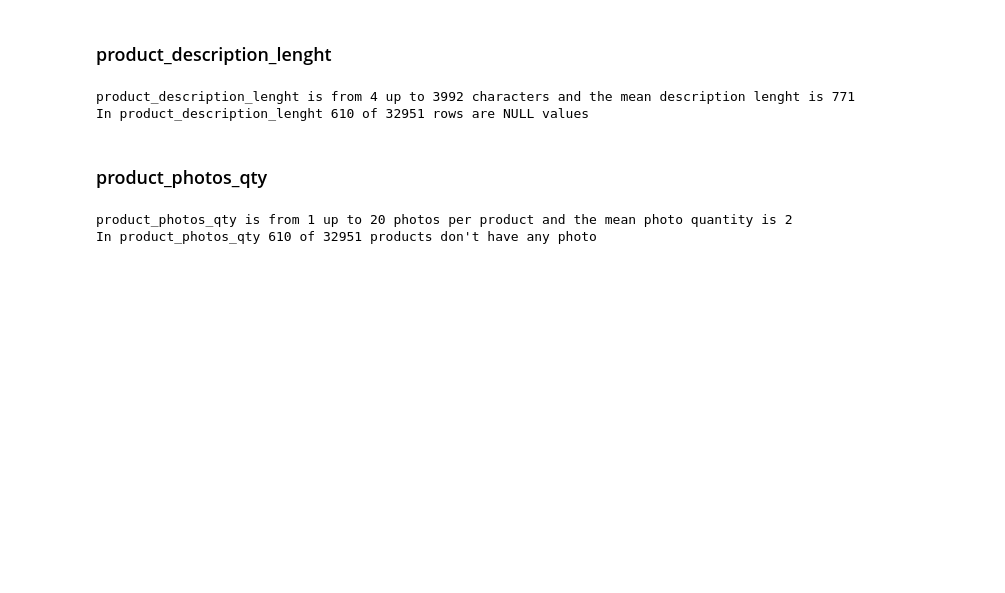
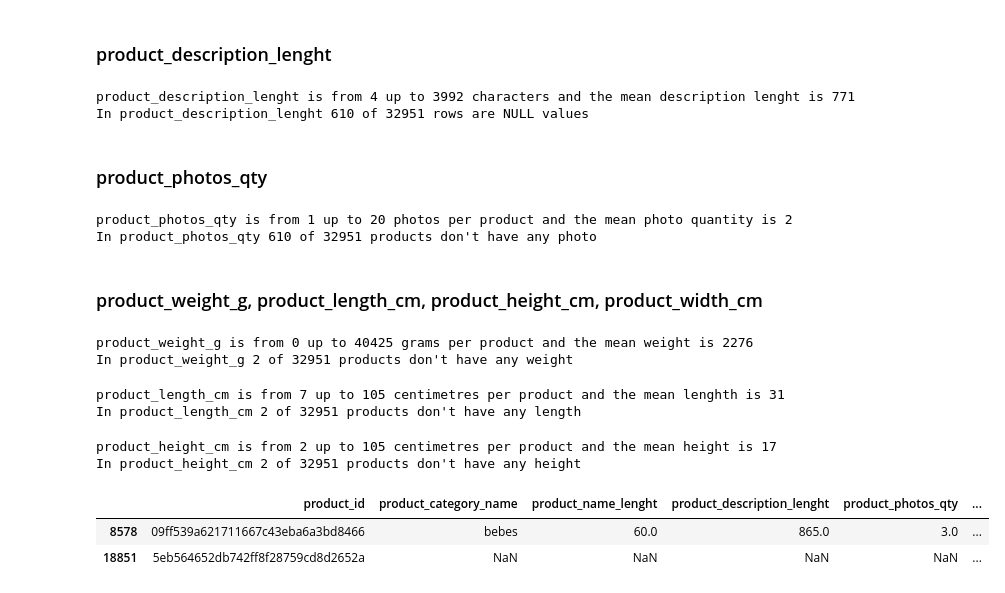
Before and after one commit to dtyrna/olist-marketplace-analysis, a Jupyter notebook: scripts/silver/silver_clean_order_payments_products_sellers.ipynb, the cells around one changed output. Cells and saved outputs as stored; diff of their text form; code cells hidden in the pictures; blank space fills up the shorter version.

Commit message:
check and cleaning products table

```diff
--- a/scripts/silver/silver_clean_order_payments_products_sellers.ipynb
+++ b/scripts/silver/silver_clean_order_payments_products_sellers.ipynb
@@ -283,3 +283,37 @@ print(f"In product_photos_qty {df_products.product_photos_qty.isnull().sum()} of
 # %% [output]
 product_photos_qty is from 1 up to 20 photos per product and the mean photo quantity is 2
 In product_photos_qty 610 of 32951 products don't have any photo
+# %% [markdown]
+###  product_weight_g, product_length_cm, product_height_cm, product_width_cm
+# %%
+#product_weight_g
+
+print(f"product_weight_g is from {df_products.product_weight_g.min():.0f} up to {df_products.product_weight_g.max():.0f} grams per product and the mean weight is {df_products.product_weight_g.mean():.0f}")
+print(f"In product_weight_g {df_products.product_weight_g.isnull().sum()} of {df_products.shape[0]} products don't have any weight")
+# %% [output]
+product_weight_g is from 0 up to 40425 grams per product and the mean weight is 2276
+In product_weight_g 2 of 32951 products don't have any weight
+# %%
+#product_length_cm
+
+print(f"product_length_cm is from {df_products.product_length_cm.min():.0f} up to {df_products.product_length_cm.max():.0f} centimetres per product and the mean lenghth is {df_products.product_length_cm.mean():.0f}")
+print(f"In product_length_cm {df_products.product_length_cm.isnull().sum()} of {df_products.shape[0]} products don't have any length")
+# %% [output]
+product_length_cm is from 7 up to 105 centimetres per product and the mean lenghth is 31
+In product_length_cm 2 of 32951 products don't have any length
+# %%
+#product_length_cm
+
+print(f"product_height_cm is from {df_products.product_height_cm.min():.0f} up to {df_products.product_height_cm.max():.0f} centimetres per product and the mean height is {df_products.product_height_cm.mean():.0f}")
+print(f"In product_height_cm {df_products.product_height_cm.isnull().sum()} of {df_products.shape[0]} products don't have any height")
+# %% [output]
+product_height_cm is from 2 up to 105 centimetres per product and the mean height is 17
+In product_height_cm 2 of 32951 products don't have any height
+# %%
+#Are there rows, where all size columns are null?
+
+df_products[df_products[["product_weight_g", "product_length_cm", "product_height_cm", "product_width_cm"]].isnull().all(axis=1)]
+# %% [output]
+|  | product_id | product_category_name | product_name_lenght | product_description_lenght | product_photos_qty | ... |
+| 8578 | 09ff539a621711667c43eba6a3bd8466 | bebes | 60.0 | 865.0 | 3.0 | ... |
+| 18851 | 5eb564652db742ff8f28759cd8d2652a | NaN | NaN | NaN | NaN | ... |
```
